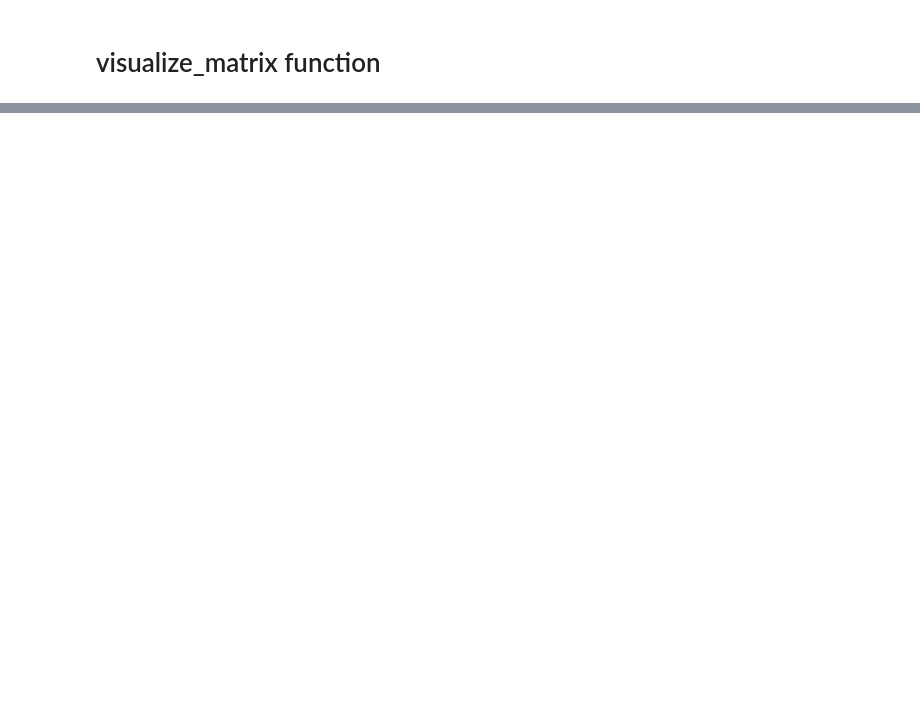
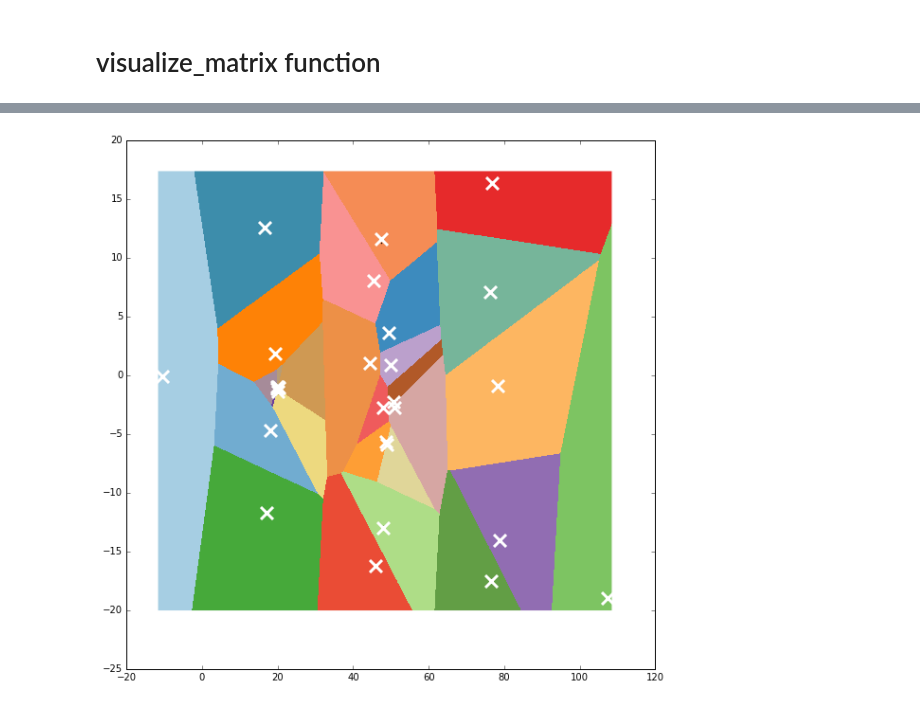
Before and after one commit to BD2KGenomics/bioapi-examples, a Jupyter notebook: python_notebooks/variantMatrix.ipynb, the cells around one changed output, grey strips where cells are left out. Cells and saved outputs as stored; diff of their text form; code cells hidden in the pictures; blank space fills up the shorter version.

```diff
--- a/python_notebooks/variantMatrix.ipynb
+++ b/python_notebooks/variantMatrix.ipynb
@@ -35,15 +39,15 @@ dataset = data.getDataset(datasets[0].id)
 # %%
 release = None
 functional = None
-for variantSet in data.searchVariantSets(datasetId=dataset.id):
+for variantSet in client.searchVariantSets(datasetId=dataset.id):
     if variantSet.name == "phase3-release":
         release = variantSet
     else:
         functional = variantSet
 # %%
-callsi = list(data.searchCallSets(release.id))
+callsi = list(client.searchCallSets(release.id))
 
-variantSets = list(data.searchVariantSets(dataset.id))
+variantSets = list(client.searchVariantSets(dataset.id))
 variantSetId = variantSets[0].id
 
 call_set_ids = []
@@ -62,7 +66,7 @@ def generate_dictionary(num_people, num_chrom, begin, stop):
 
     dictionary = {}
 
-    variants = data.searchVariants(variantSetId, callSetIds= call_set_ids[0:num_people],
+    variants = client.searchVariants(variantSetId, callSetIds= call_set_ids[0:num_people],
            start=begin, end=stop, referenceName = num_chrom )
 
     i = 0
@@ -419,0 +672,4 @@ values in the matrix range from 185 to 193
+# %%
+k_means_clustering_on_variant_matrix2()
+# %% [output]
+[figure, added]
```
Also changed, not shown: parts of 31 cells of this notebook.
